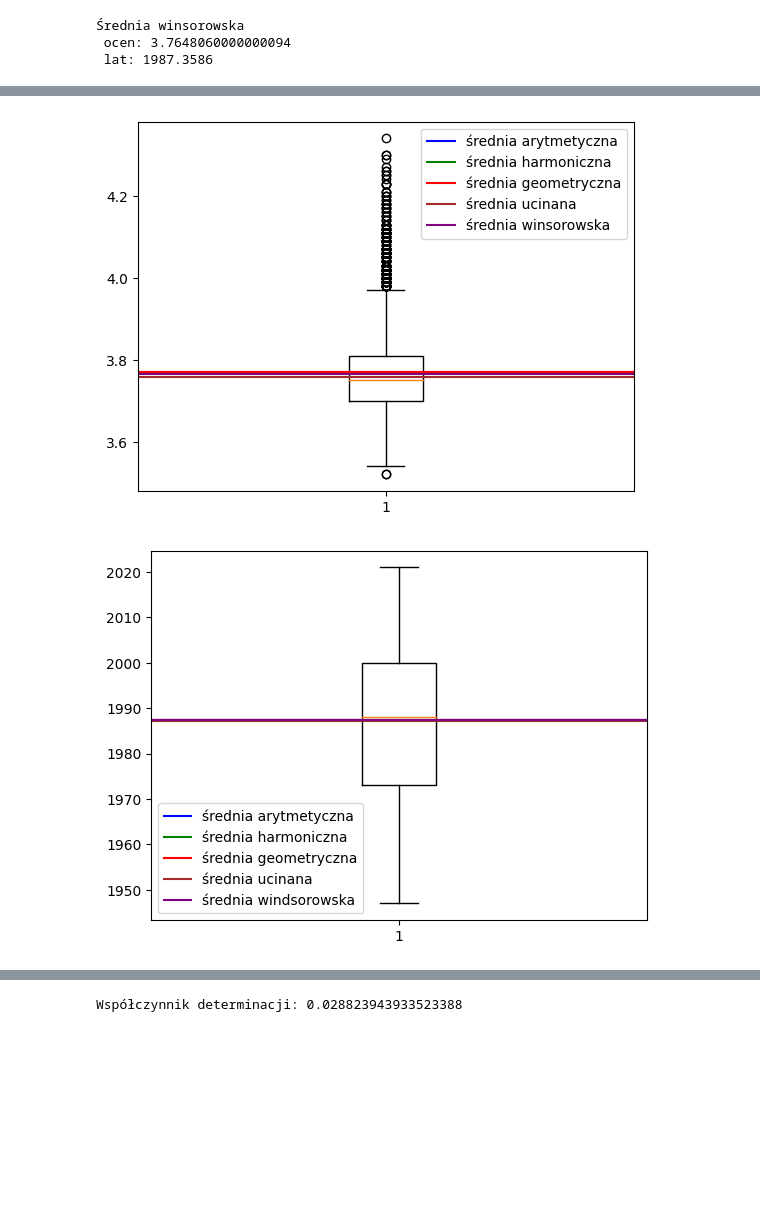
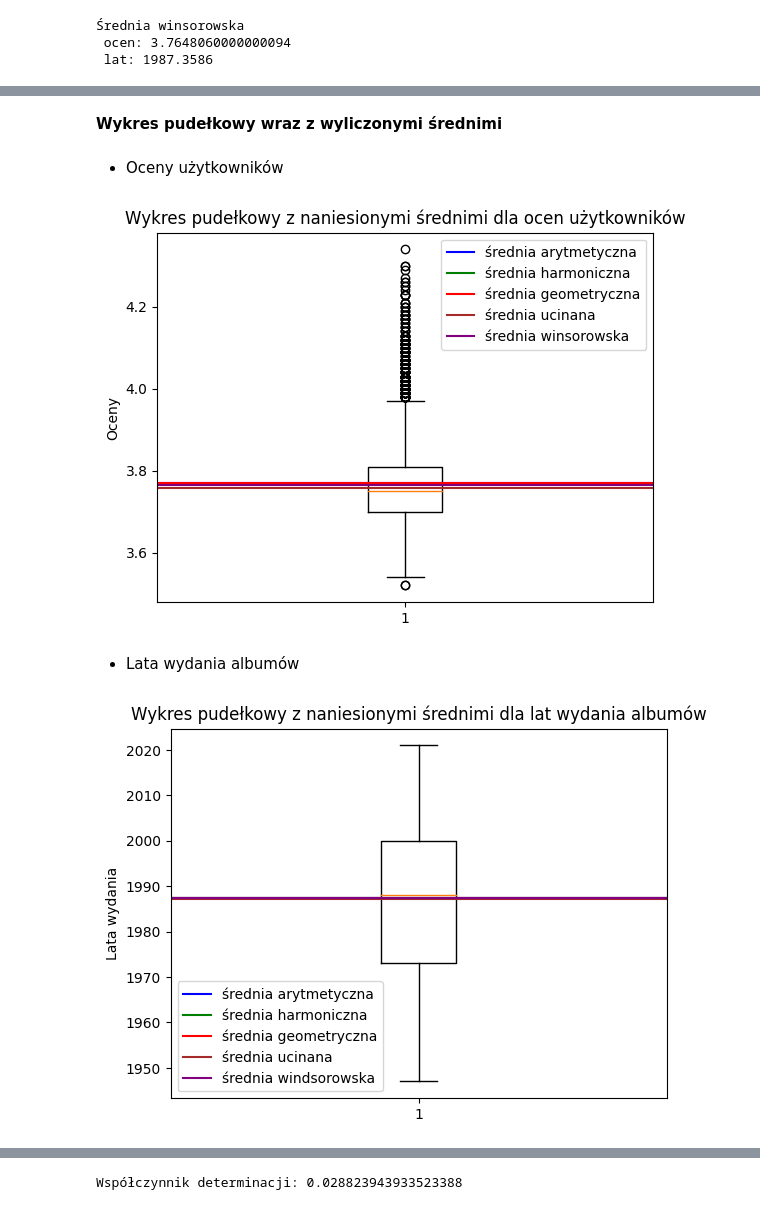
Before and after one commit to rafglo/Statystyka-stosowana, a Jupyter notebook: music_data_analysis.ipynb, the cells around one changed output, grey strips where cells are left out. Cells and saved outputs as stored; diff of their text form; code cells hidden in the pictures; blank space fills up the shorter version.

```diff
--- a/music_data_analysis.ipynb
+++ b/music_data_analysis.ipynb
@@ -106,26 +162,36 @@ plt.show()
+# %% [markdown]
+**Wykres pudełkowy wraz z wyliczonymi średnimi**
+# %% [markdown]
+* Oceny użytkowników
 # %%
 xs = np.linspace(0.5,1.5,1000)
 plt.boxplot(ratings)
+plt.title("Wykres pudełkowy z naniesionymi średnimi dla ocen użytkowników")
 plt.plot(xs, [a_mean_ratings]*1000, label="średnia arytmetyczna",c="b")
 plt.plot(xs, [h_mean_ratings]*1000, label="średnia harmoniczna", c="g")
 plt.plot(xs, [g_mean_ratings]*1000, label="średnia geometryczna", c="r")
 plt.plot(xs, [t_mean_ratings]*1000, label="średnia ucinana", c="brown")
 plt.plot(xs, [w_mean_ratings]*1000, label="średnia winsorowska", c="purple")
+plt.ylabel("Oceny")
 plt.legend(loc="best")
 plt.show()
 # %% [output]
-[figure, old version]
+[figure, new version]
+# %% [markdown]
+* Lata wydania albumów
 # %%
 plt.boxplot(years)
+plt.title("Wykres pudełkowy z naniesionymi średnimi dla lat wydania albumów")
 plt.plot(xs, [a_mean_years]*1000, label="średnia arytmetyczna",c="b")
 plt.plot(xs, [h_mean_years]*1000, label="średnia harmoniczna", c="g")
 plt.plot(xs, [g_mean_years]*1000, label="średnia geometryczna", c="r")
 plt.plot(xs, [t_mean_years]*1000, label="średnia ucinana", c="brown")
 plt.plot(xs, [w_mean_years]*1000, label="średnia windsorowska", c="purple")
+plt.ylabel("Lata wydania")
 plt.legend(loc="best")
 plt.show()
 # %% [output]
-[figure, old version]
+[figure, new version]
 # %%
 model = LinearRegression() #tworzymy model regresji i później trzeba go dopasować dlatego używam fit()
 model.fit(X, Y) #to jest najlepsze dopasowanie prostej do danych
```
Also changed, not shown: parts of 25 cells of this notebook.
